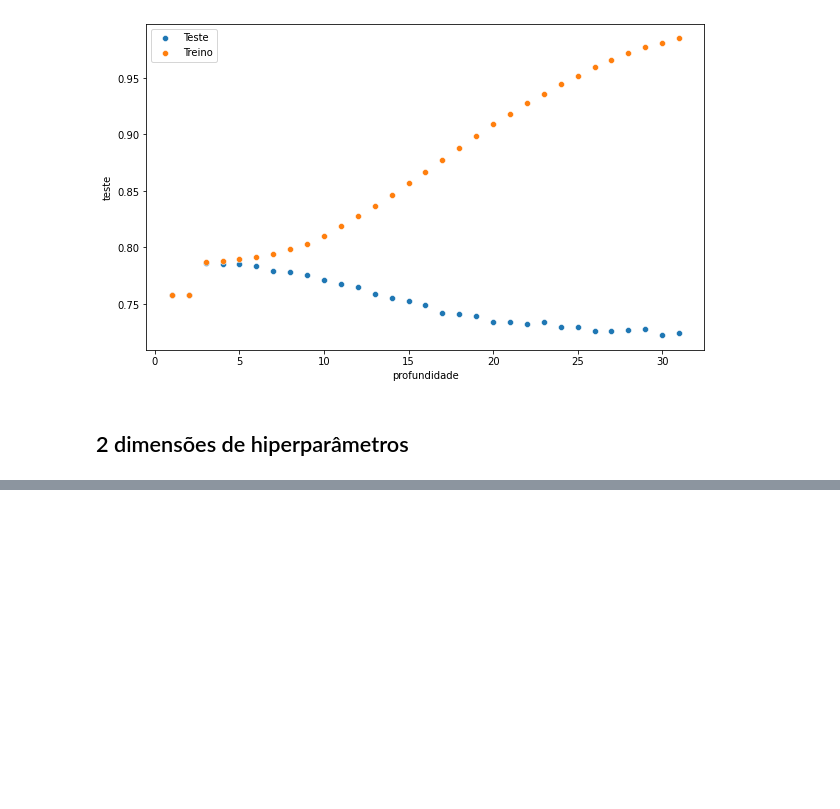
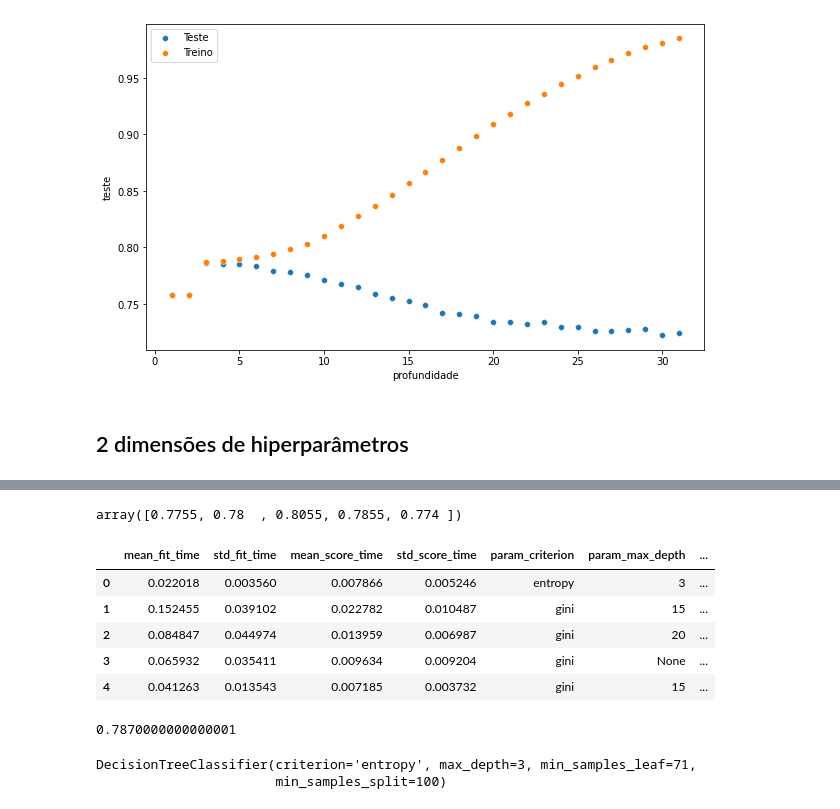
Before and after one commit to KaueAbbe/Projeto-Estude_Python, a Jupyter notebook: Estude Machine Learning/Validar Modelos/ValidarModelos.ipynb, the cells around one changed output, grey strips where cells are left out. Saved outputs shown, nothing was run; the diff lists cells and outputs as text; code cells hidden in the pictures; blank space fills up the shorter version.

```diff
--- a/Estude Machine Learning/Validar Modelos/ValidarModelos.ipynb
+++ b/Estude Machine Learning/Validar Modelos/ValidarModelos.ipynb
@@ -550,0 +653,46 @@ sns.heatmap(corr, mask=mask, cmap=cmap, vmax=.3, center=0,
+# %%
+scores = cross_val_score(busca, x_azar, y_azar, cv = KFold(n_splits=5, shuffle=True))
+scores
+# %% [output]
+array([0.7755, 0.78  , 0.8055, 0.7855, 0.774 ])
+# %%
+from scipy.stats import randint
+
+SEED=301
+np.random.seed(SEED)
+
+espaco_de_parametros = {
+    "max_depth" : [3, 5, 10, 15, 20, 30, None],
+    "min_samples_split" : randint(32, 128),
+    "min_samples_leaf" : randint(32, 128),
+    "criterion" : ["gini", "entropy"]
+
+}
+
+busca = RandomizedSearchCV(DecisionTreeClassifier(),
+                    espaco_de_parametros,
+                    n_iter = 16,
+                    cv = KFold(n_splits = 5, shuffle=True),
+                          random_state = SEED)
+
+
+busca.fit(x_azar, y_azar)
+resultados = pd.DataFrame(busca.cv_results_)
+resultados.head()
+# %% [output]
+|  | mean_fit_time | std_fit_time | mean_score_time | std_score_time | param_criterion | param_max_depth | ... |
+| 0 | 0.022018 | 0.003560 | 0.007866 | 0.005246 | entropy | 3 | ... |
+| 1 | 0.152455 | 0.039102 | 0.022782 | 0.010487 | gini | 15 | ... |
+| 2 | 0.084847 | 0.044974 | 0.013959 | 0.006987 | gini | 20 | ... |
+| 3 | 0.065932 | 0.035411 | 0.009634 | 0.009204 | gini | None | ... |
+| 4 | 0.041263 | 0.013543 | 0.007185 | 0.003732 | gini | 15 | ... |
+# %%
+scores = cross_val_score(busca, x_azar, y_azar, cv = KFold(n_splits=5, shuffle=True))
+scores.mean()
+# %% [output]
+0.7870000000000001
+# %%
+busca.best_estimator_
+# %% [output]
+DecisionTreeClassifier(criterion='entropy', max_depth=3, min_samples_leaf=71,
+                       min_samples_split=100)
```
Also changed, not shown: parts of 16 cells of this notebook.
